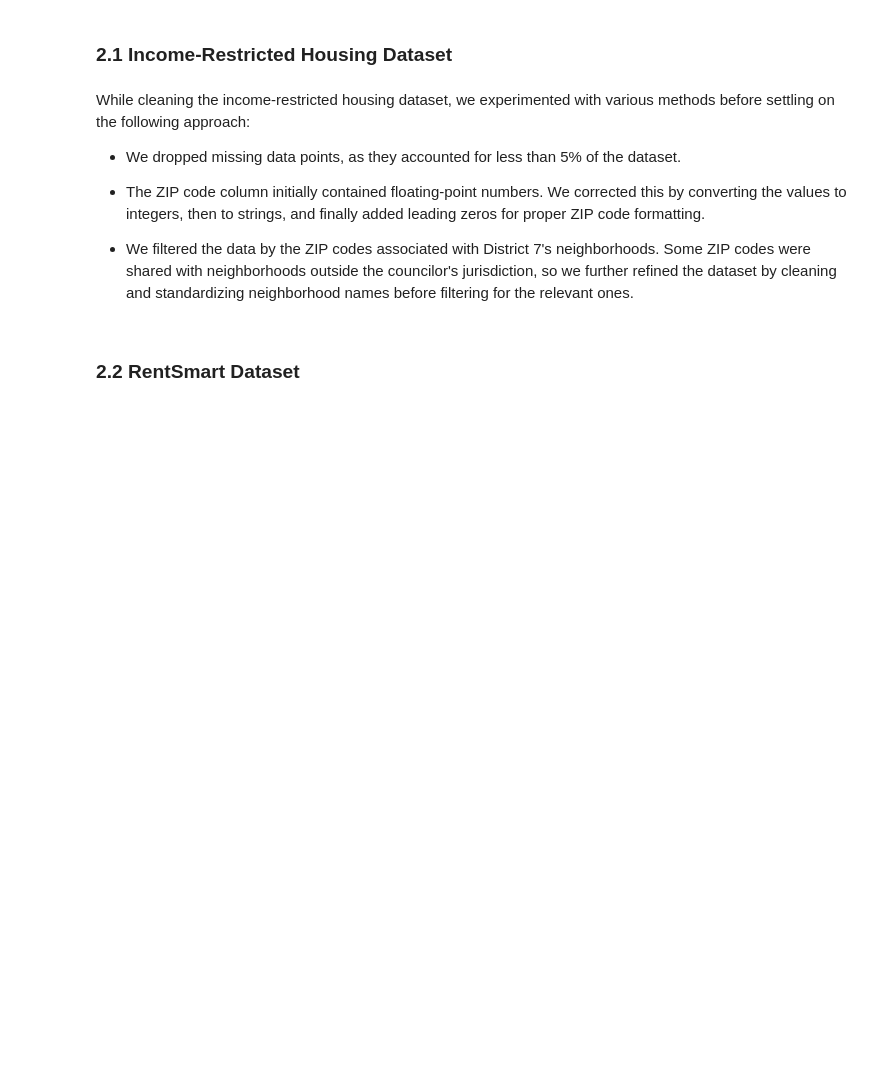
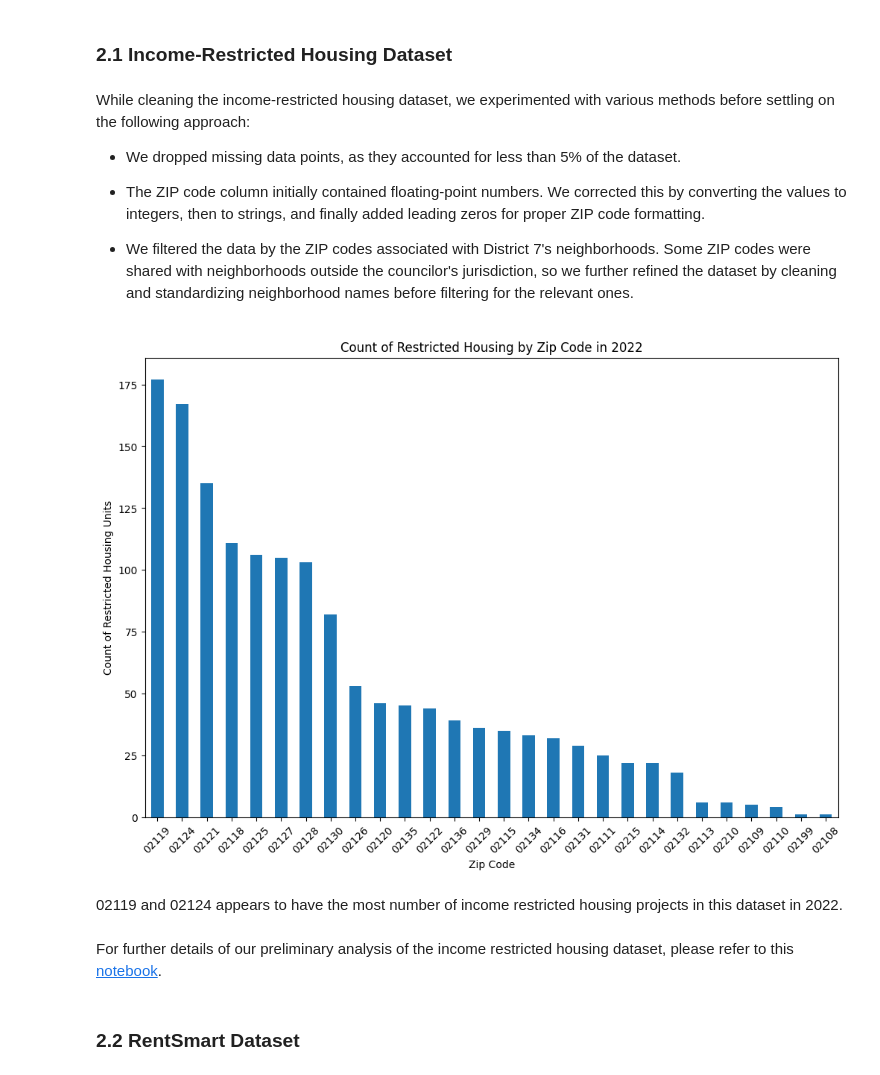
Before and after one commit to BU-Spark/ds-bcc-tania-fernandes-d7, a Jupyter notebook: fa24-team-b/housing/notebooks/d7-Team-B-Early-Insights.ipynb, the cells around one changed output. Cells and saved outputs as stored; diff of their text form; code cells hidden in the pictures; blank space fills up the shorter version.

```diff
--- a/fa24-team-b/housing/notebooks/d7-Team-B-Early-Insights.ipynb
+++ b/fa24-team-b/housing/notebooks/d7-Team-B-Early-Insights.ipynb
@@ -13,0 +18,6 @@ The councilor's questions focused on how the number of income-restricted units h
+# %%
+import pandas as pd
+import numpy as np
+
+restricted_housing_df = pd.read_csv("https://raw.githubusercontent.com/BU-Spark/ds-bcc-tania-fernandes-d7/district7_teamB/fa24-team-b/housing/data/income_restricted/income_restricted_2022.csv")
+restricted_housing_df.head(5)
@@ -33,6 +75,28 @@ While cleaning the income-restricted housing dataset, we experimented with vario
 - The ZIP code column initially contained floating-point numbers. We corrected this by converting the values to integers, then to strings, and finally added leading zeros for proper ZIP code formatting.
 
 - We filtered the data by the ZIP codes associated with District 7's neighborhoods. Some ZIP codes were shared with neighborhoods outside the councilor's jurisdiction, so we further refined the dataset by cleaning and standardizing neighborhood names before filtering for the relevant ones.
+# %%
+import matplotlib.pyplot as plt
+
+plt.figure(figsize=(12,8))
+
+restricted_housing_df.dropna(subset=["Zip Code"], inplace=True)
+restricted_housing_df["Zip Code"] = restricted_housing_df["Zip Code"].astype(int).astype(str).str.zfill(5)
+restricted_housing_count_df = restricted_housing_df.groupby("Zip Code")["_id"].count().sort_values(ascending=False)
+restricted_housing_count_df.plot(x="Zip Code", y="_id", kind="bar")
+
+plt.title("Count of Restricted Housing by Zip Code in 2022")
+plt.xlabel("Zip Code")
+plt.ylabel("Count of Restricted Housing Units")
+
+plt.xticks(rotation=45)
+plt.show()
+# %% [output]
+[figure, added]
+# %% [markdown]
+02119 and 02124 appears to have the most number of income restricted housing projects in this dataset in 2022.
+# %% [markdown]
+For further details of our preliminary analysis of the income restricted housing dataset, please refer to this [notebook](https://github.com/BU-Spark/ds-bcc-tania-fernandes-d7/blob/district7_teamB/fa24-team-b/housing/notebooks/income_restricted_housing/income_restricted_housing.ipynb).
 # %% [markdown]
 ### 2.2 RentSmart Dataset
 # %% [markdown]
```
Also changed, not shown: parts of 13 cells of this notebook.
